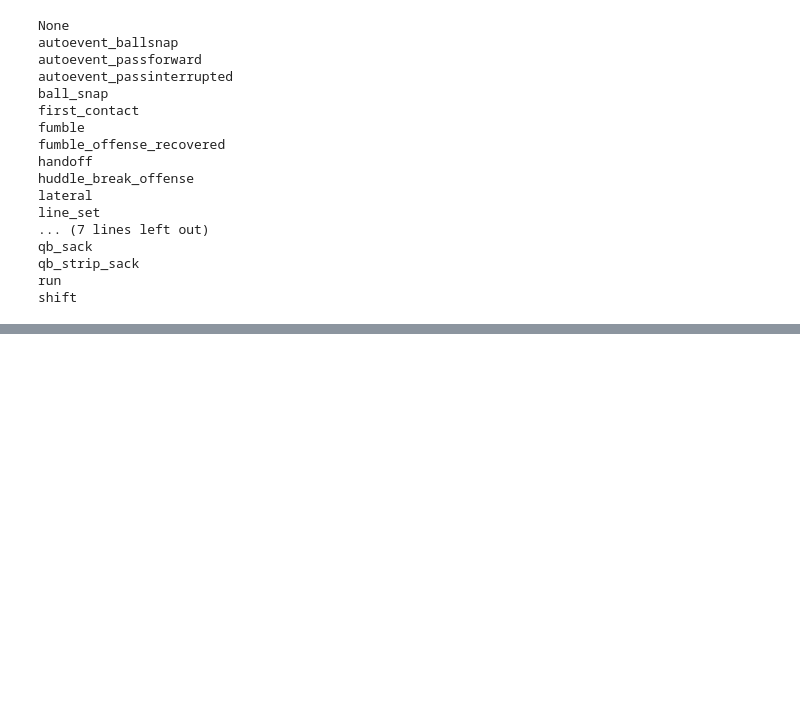
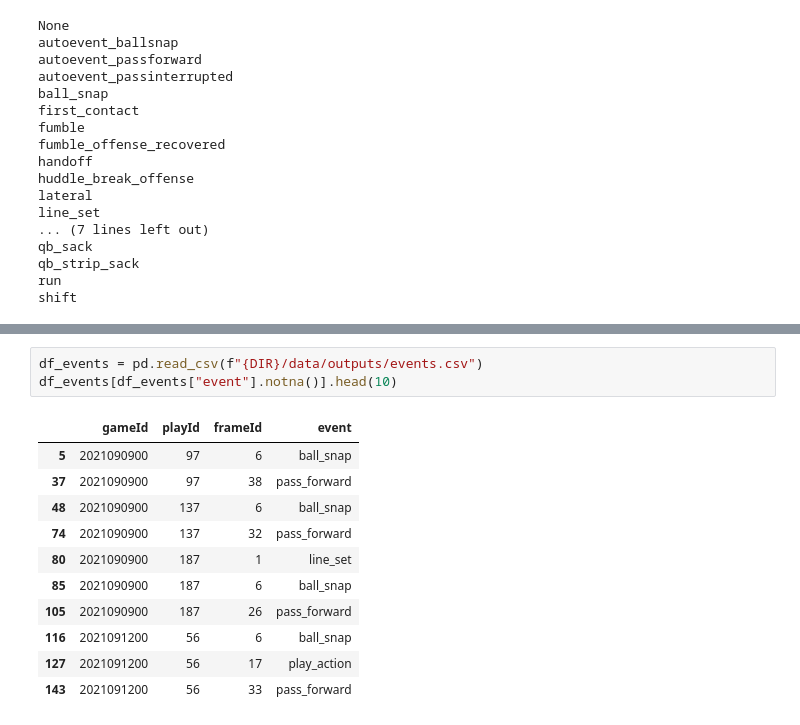
Before and after one commit to vingkan/nflbigdatabowl2023, a Jupyter notebook: notebooks/vinesh/clean_event.ipynb, the cells around one changed output, grey strips where cells are left out. Saved outputs shown, nothing was run; the diff lists cells and outputs as text; blank space fills up the shorter version.

```diff
--- a/notebooks/vinesh/clean_event.ipynb
+++ b/notebooks/vinesh/clean_event.ipynb
@@ -115,0 +69,15 @@ df_events[df_events["event"] != "None"].head(10)
+# %%
+df_events = pd.read_csv(f"{DIR}/data/outputs/events.csv")
+df_events[df_events["event"].notna()].head(10)
+# %% [output]
+|  | gameId | playId | frameId | event |
+| 5 | 2021090900 | 97 | 6 | ball_snap |
+| 37 | 2021090900 | 97 | 38 | pass_forward |
+| 48 | 2021090900 | 137 | 6 | ball_snap |
+| 74 | 2021090900 | 137 | 32 | pass_forward |
+| 80 | 2021090900 | 187 | 1 | line_set |
+| 85 | 2021090900 | 187 | 6 | ball_snap |
+| 105 | 2021090900 | 187 | 26 | pass_forward |
+| 116 | 2021091200 | 56 | 6 | ball_snap |
+| 127 | 2021091200 | 56 | 17 | play_action |
+| 143 | 2021091200 | 56 | 33 | pass_forward |
```
Also changed, not shown: parts of 6 cells of this notebook, 4 other files.
